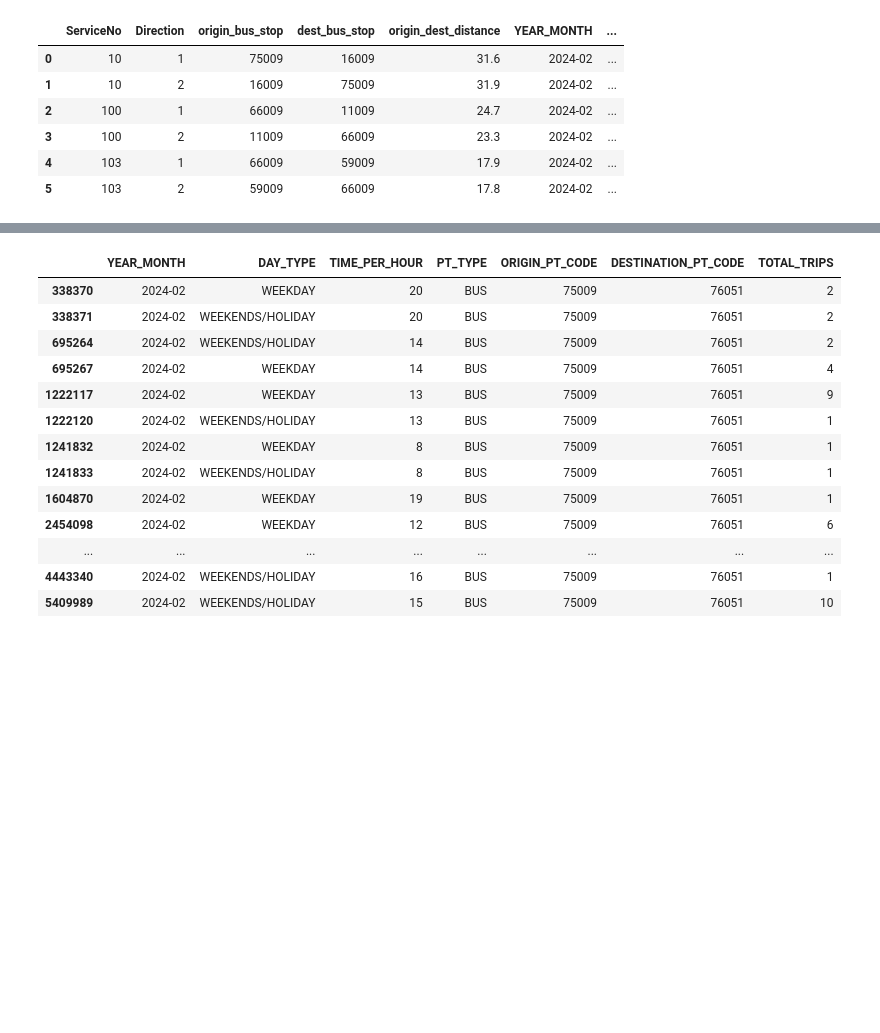
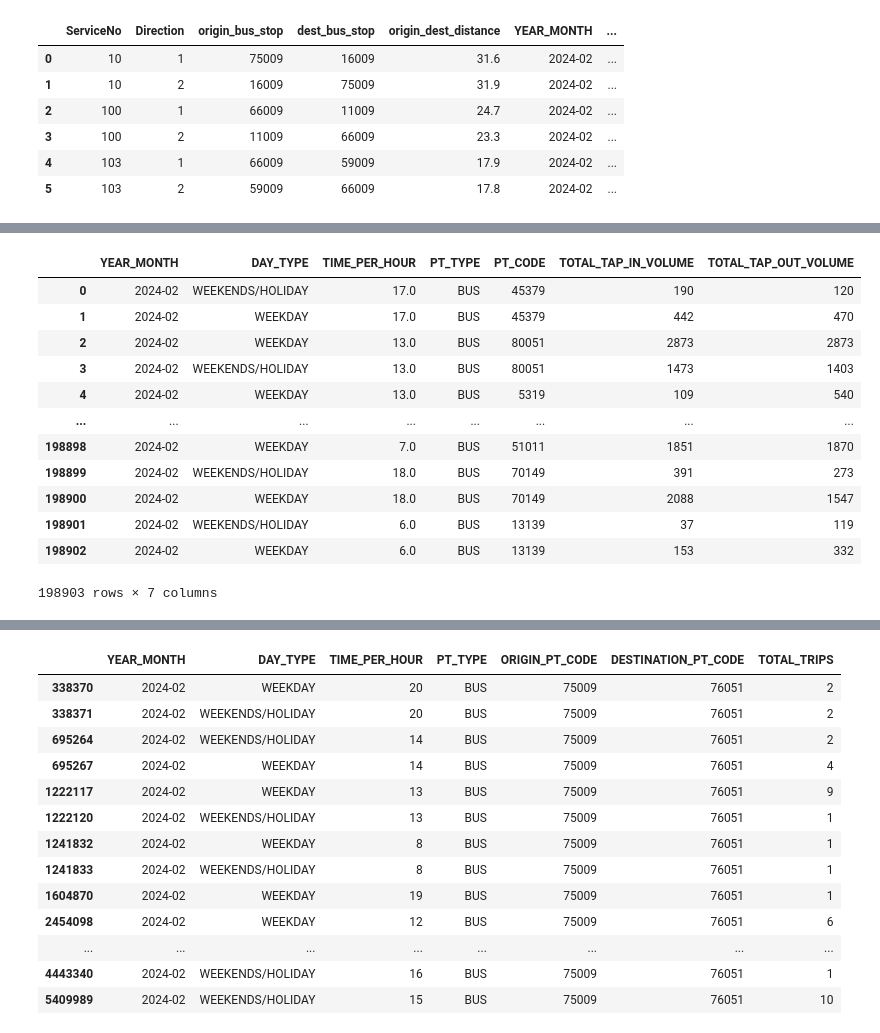
Before and after one commit to KangJingA/CSE6242-project, a Jupyter notebook: data_proc_scratchbook.ipynb, the cells around one changed output, grey strips where cells are left out. Drawn from its saved outputs; the diff is of its cells as text; code cells hidden in the pictures; blank space fills up the shorter version.

```diff
--- a/data_proc_scratchbook.ipynb
+++ b/data_proc_scratchbook.ipynb
@@ -382,0 +423,28 @@ merge_distance_totalTrips(df_2d, df_total_trips)
+# %%
+# df_taps
+# filepath = 'transport_node_bus_202402.zip'
+# taps = lta.get_passenger_vol_by_bus_stops(filepath)
+# df_taps = to_df(taps)
+
+# Path to your CSV file
+csv_file_path = 'data/transport_node_bus_202402.csv'
+
+# Read the CSV file into a DataFrame
+df_taps = pd.read_csv(csv_file_path)
+
+# Display the first few rows of the DataFrame
+df_taps
+# %% [output]
+|  | YEAR_MONTH | DAY_TYPE | TIME_PER_HOUR | PT_TYPE | PT_CODE | TOTAL_TAP_IN_VOLUME | TOTAL_TAP_OUT_VOLUME |
+| 0 | 2024-02 | WEEKENDS/HOLIDAY | 17.0 | BUS | 45379 | 190 | 120 |
+| 1 | 2024-02 | WEEKDAY | 17.0 | BUS | 45379 | 442 | 470 |
+| 2 | 2024-02 | WEEKDAY | 13.0 | BUS | 80051 | 2873 | 2873 |
+| 3 | 2024-02 | WEEKENDS/HOLIDAY | 13.0 | BUS | 80051 | 1473 | 1403 |
+| 4 | 2024-02 | WEEKDAY | 13.0 | BUS | 5319 | 109 | 540 |
+| ... | ... | ... | ... | ... | ... | ... | ... |
+| 198898 | 2024-02 | WEEKDAY | 7.0 | BUS | 51011 | 1851 | 1870 |
+| 198899 | 2024-02 | WEEKENDS/HOLIDAY | 18.0 | BUS | 70149 | 391 | 273 |
+| 198900 | 2024-02 | WEEKDAY | 18.0 | BUS | 70149 | 2088 | 1547 |
+| 198901 | 2024-02 | WEEKENDS/HOLIDAY | 6.0 | BUS | 13139 | 37 | 119 |
+| 198902 | 2024-02 | WEEKDAY | 6.0 | BUS | 13139 | 153 | 332 |
+198903 rows × 7 columns
```
Also changed, not shown: parts of 11 cells of this notebook, 8 other files.
